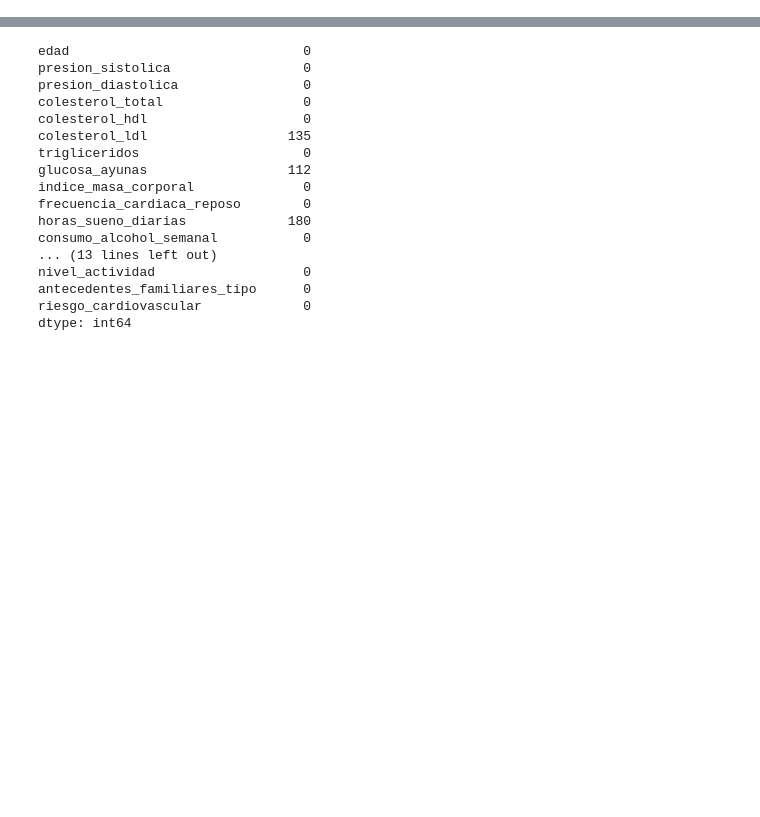
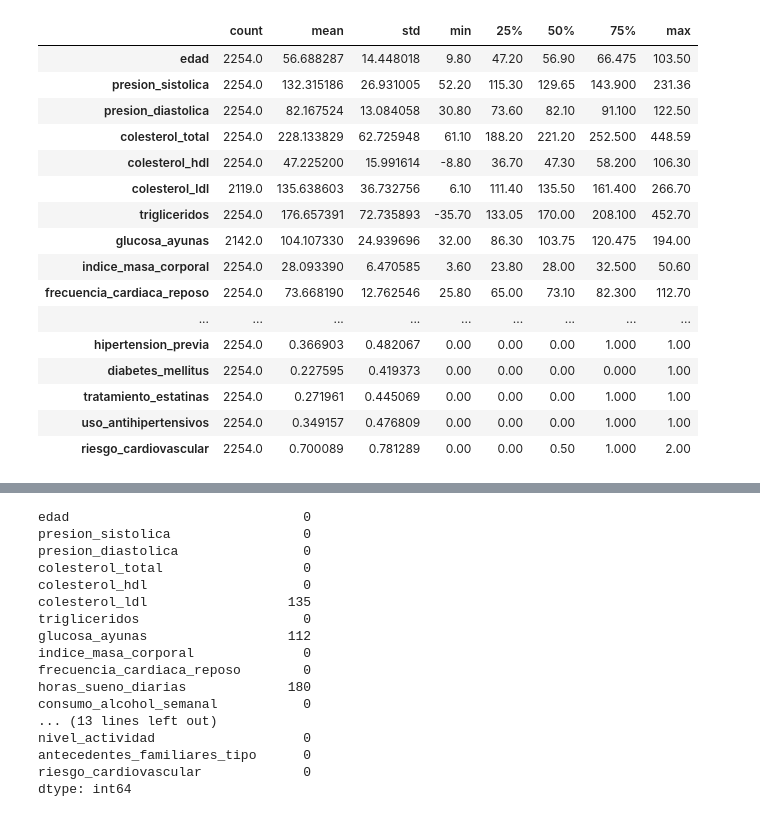
Before and after one commit to csm8-um/MasterIA-ML01, a Jupyter notebook: notebooks/Tarea1_ML.ipynb, the cells around one changed output, grey strips where cells are left out. Cells and saved outputs as stored; diff of their text form; code cells hidden in the pictures; blank space fills up the shorter version.

Commit message:
Carga de datos y primer vistazo a variables

```diff
--- a/notebooks/Tarea1_ML.ipynb
+++ b/notebooks/Tarea1_ML.ipynb
@@ -49,0 +52,5 @@ df.describe()
+# %%
+df = pd.read_csv(RUTA_DATOS)   # data/raw/enfermedad_cardiovascular.csv
+
+print('Cantidad de filas y columnas:', df.shape)
+df.head(10)
@@ -49,0 +71,6 @@ df.describe()
+# %%
+# Configuramos pandas para que muestre todas las columnas sin truncar
+pd.set_option('display.max_columns', 50)
+pd.set_option('display.width', 200)
+
+df.head(10)
@@ -49,0 +102,23 @@ df.describe()
+# %%
+# 2. (Opcional pero muy recomendable) Transponer el resultado con .T
+# Esto coloca las estadísticas en columnas y tus 28 variables hacia abajo,
+# facilitando mucho la lectura visual sin desplazamiento horizontal.
+display(df.describe().T)
+# %% [output]
+|  | count | mean | std | min | 25% | 50% | 75% | max |
+| edad | 2254.0 | 56.688287 | 14.448018 | 9.80 | 47.20 | 56.90 | 66.475 | 103.50 |
+| presion_sistolica | 2254.0 | 132.315186 | 26.931005 | 52.20 | 115.30 | 129.65 | 143.900 | 231.36 |
+| presion_diastolica | 2254.0 | 82.167524 | 13.084058 | 30.80 | 73.60 | 82.10 | 91.100 | 122.50 |
+| colesterol_total | 2254.0 | 228.133829 | 62.725948 | 61.10 | 188.20 | 221.20 | 252.500 | 448.59 |
+| colesterol_hdl | 2254.0 | 47.225200 | 15.991614 | -8.80 | 36.70 | 47.30 | 58.200 | 106.30 |
+| colesterol_ldl | 2119.0 | 135.638603 | 36.732756 | 6.10 | 111.40 | 135.50 | 161.400 | 266.70 |
+| trigliceridos | 2254.0 | 176.657391 | 72.735893 | -35.70 | 133.05 | 170.00 | 208.100 | 452.70 |
+| glucosa_ayunas | 2142.0 | 104.107330 | 24.939696 | 32.00 | 86.30 | 103.75 | 120.475 | 194.00 |
+| indice_masa_corporal | 2254.0 | 28.093390 | 6.470585 | 3.60 | 23.80 | 28.00 | 32.500 | 50.60 |
+| frecuencia_cardiaca_reposo | 2254.0 | 73.668190 | 12.762546 | 25.80 | 65.00 | 73.10 | 82.300 | 112.70 |
+| ... | ... | ... | ... | ... | ... | ... | ... | ... |
+| hipertension_previa | 2254.0 | 0.366903 | 0.482067 | 0.00 | 0.00 | 0.00 | 1.000 | 1.00 |
+| diabetes_mellitus | 2254.0 | 0.227595 | 0.419373 | 0.00 | 0.00 | 0.00 | 0.000 | 1.00 |
+| tratamiento_estatinas | 2254.0 | 0.271961 | 0.445069 | 0.00 | 0.00 | 0.00 | 1.000 | 1.00 |
+| uso_antihipertensivos | 2254.0 | 0.349157 | 0.476809 | 0.00 | 0.00 | 0.00 | 1.000 | 1.00 |
+| riesgo_cardiovascular | 2254.0 | 0.700089 | 0.781289 | 0.00 | 0.00 | 0.50 | 1.000 | 2.00 |
```
Also changed, not shown: parts of 42 cells of this notebook.
